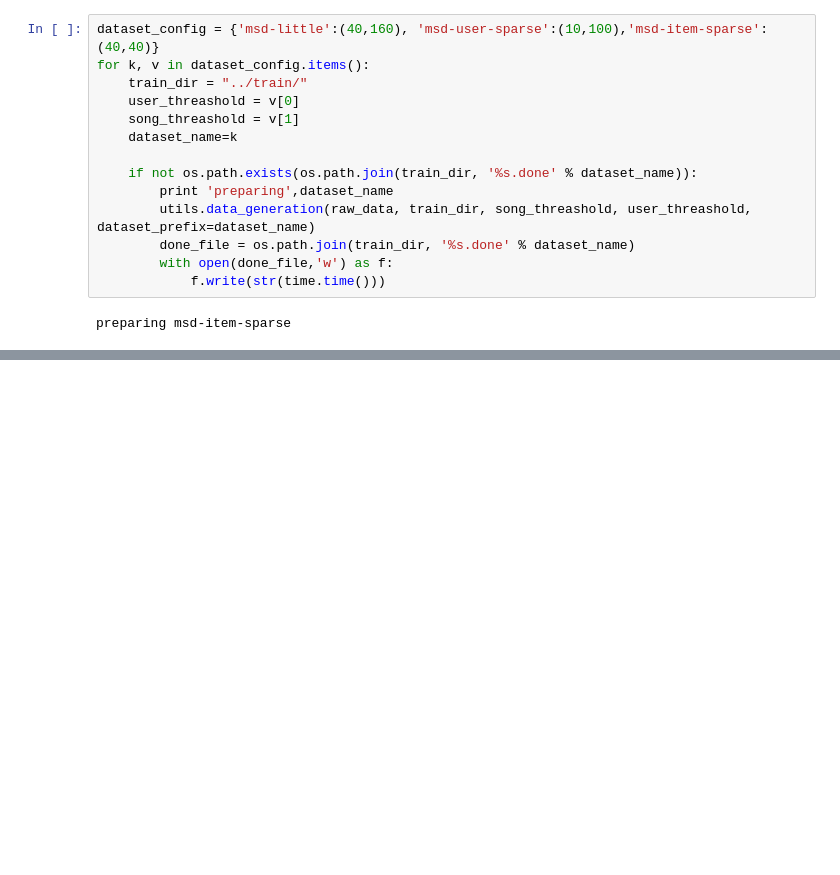
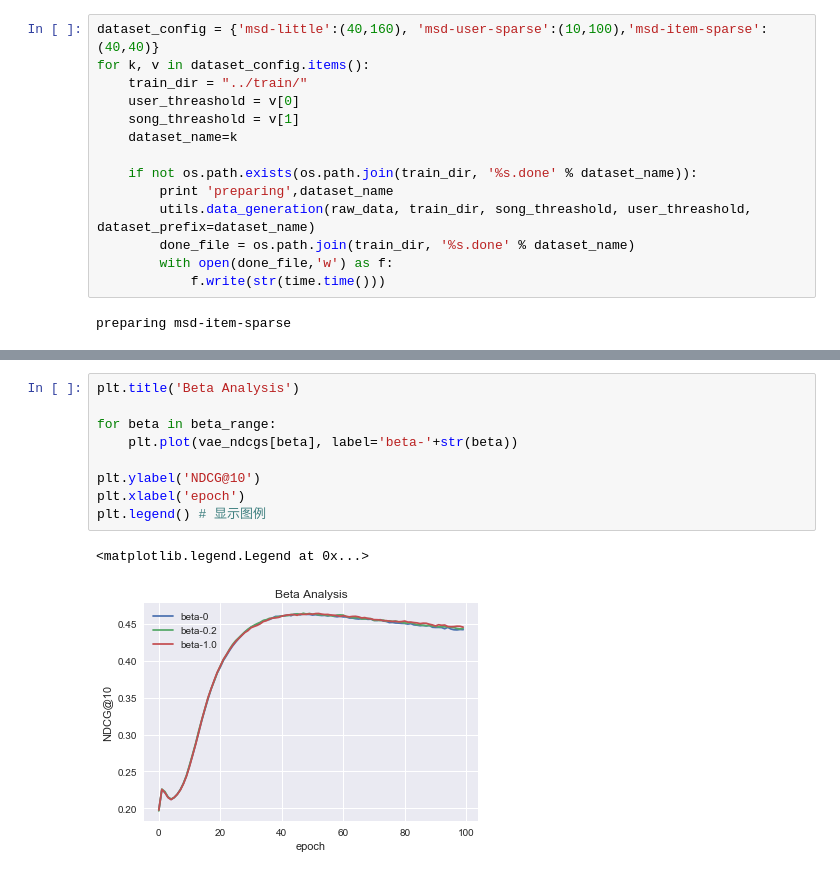
Before and after one commit to fs302/AlgoComp, a Jupyter notebook: MSD_Recommendation/src/Experiment.ipynb, the cells around one changed output, grey strips where cells are left out. Drawn from its saved outputs; the diff is of its cells as text; blank space fills up the shorter version.

```diff
--- a/MSD_Recommendation/src/Experiment.ipynb
+++ b/MSD_Recommendation/src/Experiment.ipynb
@@ -629 +652,13 @@ preparing msd-item-sparse
+# %%
+plt.title('Beta Analysis')
+
+for beta in beta_range:
+    plt.plot(vae_ndcgs[beta], label='beta-'+str(beta))
+
+plt.ylabel('NDCG@10')
+plt.xlabel('epoch')
+plt.legend() # 显示图例
+# %% [output]
+<matplotlib.legend.Legend at 0x...>
+[figure, added]
 # %%
```
Also changed, not shown: parts of 24 cells of this notebook, 1 other file.
